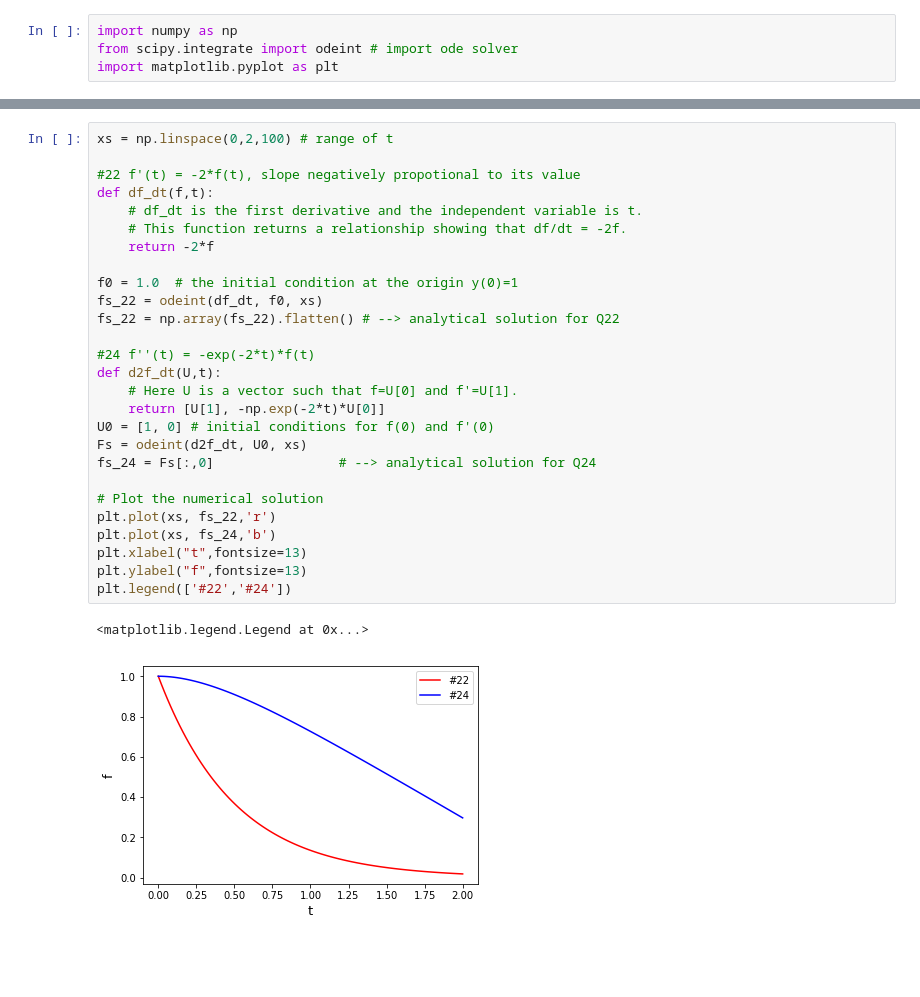
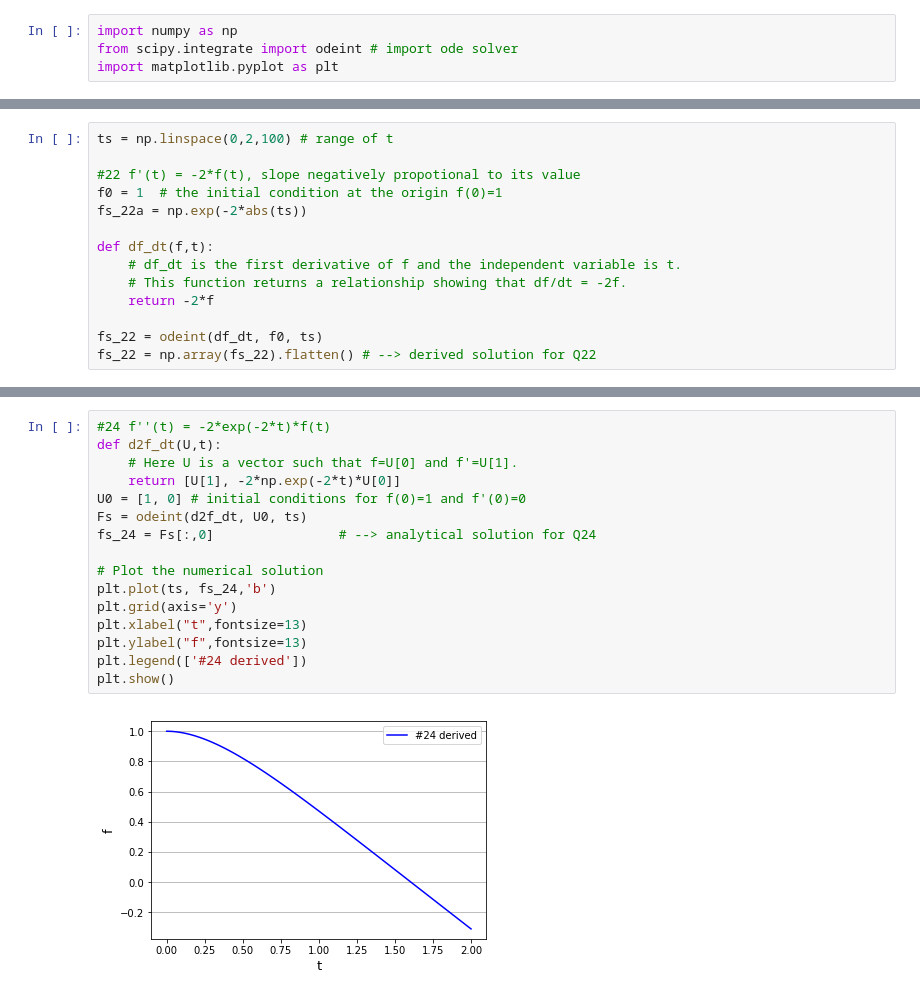
Before and after one commit to weiming9115/ATM651_IntroAtmDynamics, a Jupyter notebook: ODEsolver.ipynb, the cells around one changed output, grey strips where cells are left out. Drawn from its saved outputs; the diff is of its cells as text; blank space fills up the shorter version.

```diff
--- a/ODEsolver.ipynb
+++ b/ODEsolver.ipynb
@@ -10,0 +12,14 @@ import matplotlib.pyplot as plt
+# %%
+ts = np.linspace(0,2,100) # range of t
+
+#22 f'(t) = -2*f(t), slope negatively propotional to its value
+f0 = 1  # the initial condition at the origin f(0)=1
+fs_22a = np.exp(-2*abs(ts))
+
+def df_dt(f,t):
+    # df_dt is the first derivative of f and the independent variable is t.
+    # This function returns a relationship showing that df/dt = -2f.
+    return -2*f
+
+fs_22 = odeint(df_dt, f0, ts)
+fs_22 = np.array(fs_22).flatten() # --> derived solution for Q22
@@ -11,32 +36,20 @@ import matplotlib.pyplot as plt
 # %%
-xs = np.linspace(0,2,100) # range of t
-
-#22 f'(t) = -2*f(t), slope negatively propotional to its value
-def df_dt(f,t):
-    # df_dt is the first derivative and the independent variable is t.
-    # This function returns a relationship showing that df/dt = -2f.
-    return -2*f
-
-f0 = 1.0  # the initial condition at the origin y(0)=1
-fs_22 = odeint(df_dt, f0, xs)
-fs_22 = np.array(fs_22).flatten() # --> analytical solution for Q22
-
-#24 f''(t) = -exp(-2*t)*f(t)
+#24 f''(t) = -2*exp(-2*t)*f(t)
 def d2f_dt(U,t):
     # Here U is a vector such that f=U[0] and f'=U[1].
-    return [U[1], -np.exp(-2*t)*U[0]]
-U0 = [1, 0] # initial conditions for f(0) and f'(0)
-Fs = odeint(d2f_dt, U0, xs)
+    return [U[1], -2*np.exp(-2*t)*U[0]]
+U0 = [1, 0] # initial conditions for f(0)=1 and f'(0)=0
+Fs = odeint(d2f_dt, U0, ts)
 fs_24 = Fs[:,0]                # --> analytical solution for Q24
 
 # Plot the numerical solution
-plt.plot(xs, fs_22,'r')
-plt.plot(xs, fs_24,'b')
+plt.plot(ts, fs_24,'b')
+plt.grid(axis='y')
 plt.xlabel("t",fontsize=13)
 plt.ylabel("f",fontsize=13)
-plt.legend(['#22','#24'])
+plt.legend(['#24 derived'])
+plt.show()
 # %% [output]
-<matplotlib.legend.Legend at 0x...>
-[figure, old version]
+[figure, new version]
 # %%
 # double check for #24
```
Also changed, not shown: parts of 5 cells of this notebook.
